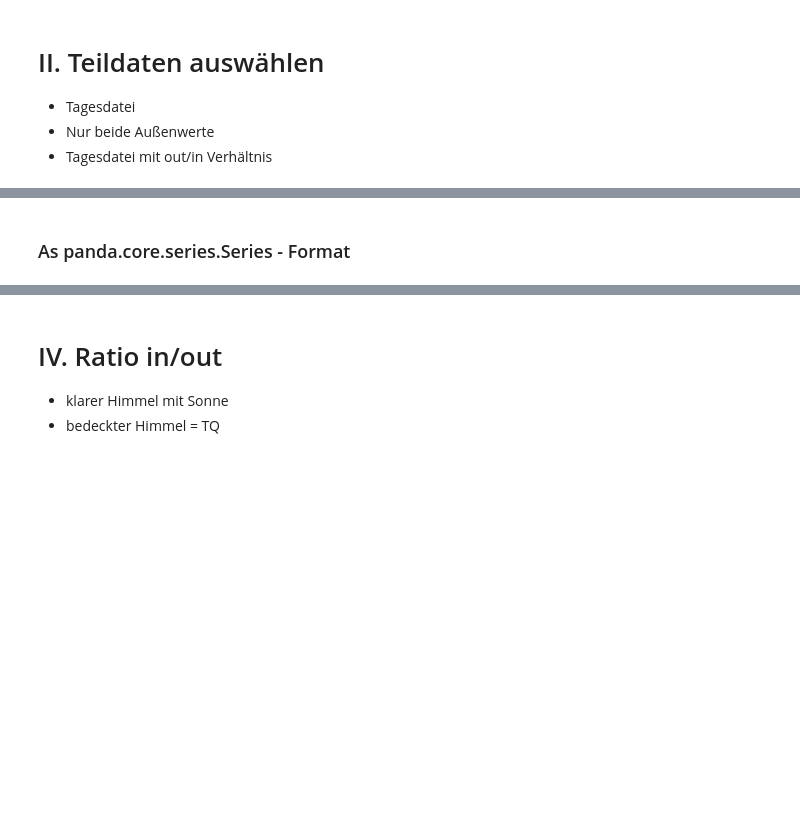
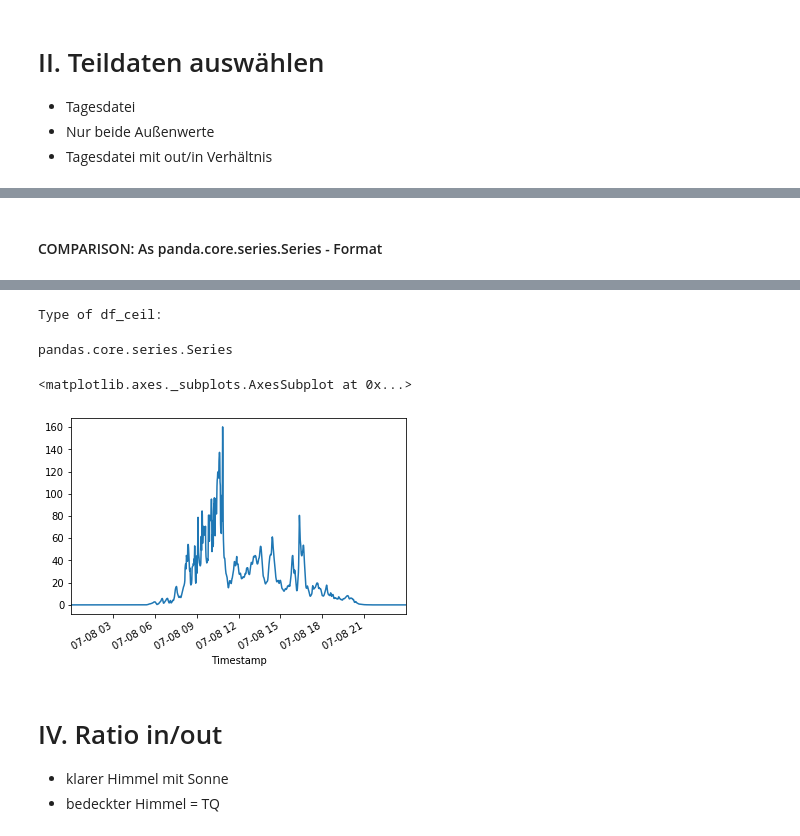
Before and after one commit to OliverZott/DataAnalysis_Almemo, a Jupyter notebook: Data_Almemo.ipynb, the cells around one changed output, grey strips where cells are left out. Drawn from its saved outputs; the diff is of its cells as text; code cells hidden in the pictures; blank space fills up the shorter version.

```diff
--- a/Data_Almemo.ipynb
+++ b/Data_Almemo.ipynb
@@ -180,7 +231,11 @@ ax.xaxis.set_major_formatter(myFmt)
 # %% [markdown]
-### As panda.core.series.Series - Format
+#### COMPARISON: As panda.core.series.Series - Format
 # %%
 df_ceil = df.InsideCeiling
+
 display(df_ceil.head())
+print('Type of df_ceil: ')
+display(type(df_ceil))
 
-display(type(df_ceil))
+df_ceil.loc['2019-07-08'].plot()
+# %% [output]
@@ -186,0 +249,4 @@ display(type(df_ceil))
+Type of df_ceil:
+pandas.core.series.Series
+<matplotlib.axes._subplots.AxesSubplot at 0x...>
+[figure, added]
```
Also changed, not shown: parts of 38 cells of this notebook.
